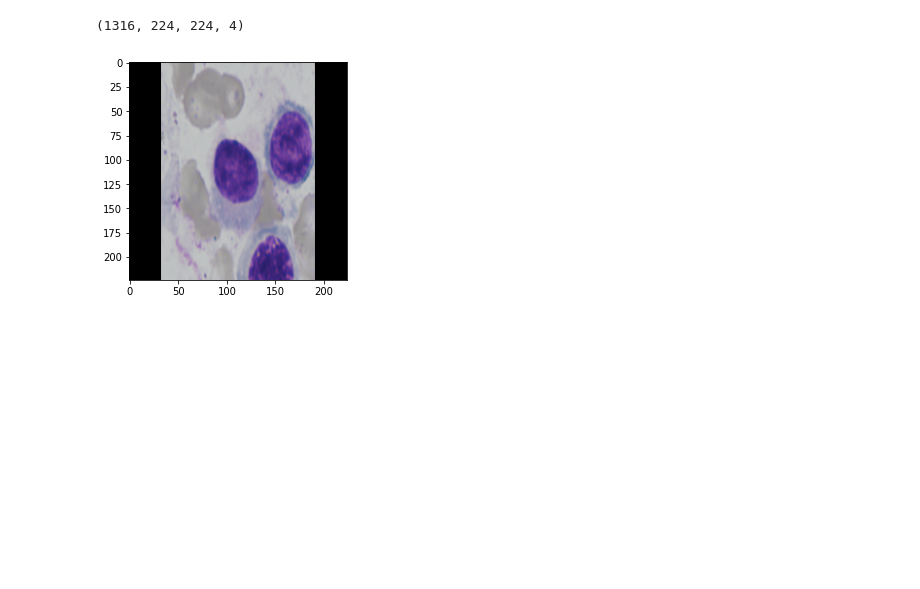
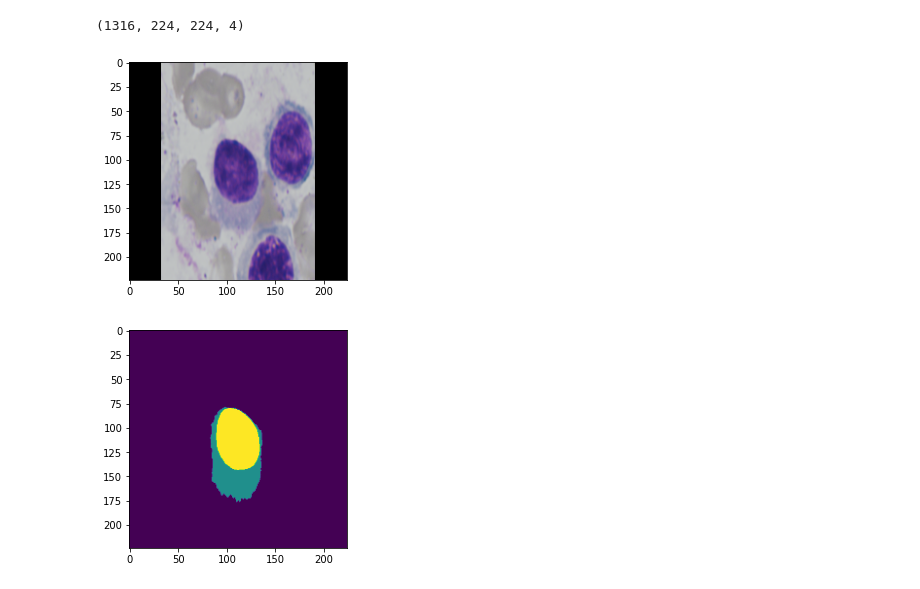
Before and after one commit to modaresimr/Awesome-U-Net, a Jupyter notebook: datasets/prepare_segpc.ipynb, the cells around one changed output. Saved outputs shown, nothing was run; the diff lists cells and outputs as text; code cells hidden in the pictures; blank space fills up the shorter version.

```diff
--- a/datasets/prepare_segpc.ipynb
+++ b/datasets/prepare_segpc.ipynb
@@ -221,7 +221,7 @@ def split_segpc_train_test(X, Y, tr_p=0.5, vl_p=0.2):
 
     return X_tr, X_vl, X_te, Y_tr, Y_vl, Y_te
 
-
+GENERATE_NEW_DATA=1
 if GENERATE_NEW_DATA:
 
     # for train folder
@@ -237,7 +237,9 @@ if GENERATE_NEW_DATA:
 #                     img[:,:,i] = cv2.equalizeHist(np.uint8(img[:,:,i]))
                 x = np.concatenate([img, np.expand_dims(snmsk, -1)], -1)
                 tr_X.append(np.uint8(x))
-                tr_Y.append(np.uint8(scmsk+snmsk))
+                tr_Y.append(np.uint8(scmsk//2+snmsk))
+
+
 
     print(len(tr_X))
     # for test folder
@@ -254,7 +256,7 @@ if GENERATE_NEW_DATA:
                 x = np.concatenate([img, np.expand_dims(snmsk, -1)], -1)
                 val_X.append(np.uint8(x))
                 val_Y.append(np.uint8(scmsk+snmsk))
-
+    1
     # split to train and validation
     print('converting list of images to numpy array...')
     X = np.array(tr_X + val_X)
@@ -307,31 +309,31 @@ else:
     ADD = SAVE_DATA_IN
 
     # total
-    print('saving X...')
-    X = np.load(f'{ADD}/cyts_{INPUT_SIZE[0]}x{INPUT_SIZE[1]}_s{SCALES[0]}_X')
-    print('saving Y...')
-    Y = np.load(f'{ADD}/cyts_{INPUT_SIZE[0]}x{INPUT_SIZE[1]}_s{SCALES[0]}_Y')
+    print('loading X...')
+    X = np.load(f'{ADD}/cyts_{INPUT_SIZE[0]}x{INPUT_SIZE[1]}_s{SCALES[0]}_X.npy')
+    print('loading Y...')
+    Y = np.load(f'{ADD}/cyts_{INPUT_SIZE[0]}x{INPUT_SIZE[1]}_s{SCALES[0]}_Y.npy')
     print('finished.')
 
     # train
-    print('saving X_tr...')
-    X_tr = np.load(f'{ADD}/cyts_tr_{INPUT_SIZE[0]}x{INPUT_SIZE[1]}_s{SCALES[0]}_X')
-    print('saving Y_tr...')
-    Y_tr = np.load(f'{ADD}/cyts_tr_{INPUT_SIZE[0]}x{INPUT_SIZE[1]}_s{SCALES[0]}_Y')
+    print('loading X_tr...')
+    X_tr = np.load(f'{ADD}/cyts_tr_{INPUT_SIZE[0]}x{INPUT_SIZE[1]}_s{SCALES[0]}_X.npy')
+    print('loading Y_tr...')
+    Y_tr = np.load(f'{ADD}/cyts_tr_{INPUT_SIZE[0]}x{INPUT_SIZE[1]}_s{SCALES[0]}_Y.npy')
     print('finished.')
 
     # validation
-    print('saving X_vl...')
-    X_vl = np.load(f'{ADD}/cyts_vl_{INPUT_SIZE[0]}x{INPUT_SIZE[1]}_s{SCALES[0]}_X')
-    print('saving Y_vl...')
-    Y_vl = np.load(f'{ADD}/cyts_vl_{INPUT_SIZE[0]}x{INPUT_SIZE[1]}_s{SCALES[0]}_Y')
+    print('loading X_vl...')
+    X_vl = np.load(f'{ADD}/cyts_vl_{INPUT_SIZE[0]}x{INPUT_SIZE[1]}_s{SCALES[0]}_X.npy')
+    print('loading Y_vl...')
+    Y_vl = np.load(f'{ADD}/cyts_vl_{INPUT_SIZE[0]}x{INPUT_SIZE[1]}_s{SCALES[0]}_Y.npy')
     print('finished.')
 
     # test
-    print('saving X_te...')
-    X_te = np.load(f'{ADD}/cyts_te_{INPUT_SIZE[0]}x{INPUT_SIZE[1]}_s{SCALES[0]}_X')
-    print('saving Y_te...')
-    Y_te = np.load(f'{ADD}/cyts_te_{INPUT_SIZE[0]}x{INPUT_SIZE[1]}_s{SCALES[0]}_Y')
+    print('loading X_te...')
+    X_te = np.load(f'{ADD}/cyts_te_{INPUT_SIZE[0]}x{INPUT_SIZE[1]}_s{SCALES[0]}_X.npy')
+    print('loading Y_te...')
+    Y_te = np.load(f'{ADD}/cyts_te_{INPUT_SIZE[0]}x{INPUT_SIZE[1]}_s{SCALES[0]}_Y.npy')
     print('finished.')
 
     numpy_X = X_tr.copy()
@@ -361,5 +381,8 @@ numpy_X.shape
 # %%
 plt.imshow(numpy_X[100,:,:,:-1])
 plt.show()
+plt.imshow(numpy_Y[100])
+plt.show()
 # %% [output]
 [figure]
+[figure, added]
```
Also changed, not shown: parts of 3 cells of this notebook, 27 other files.
